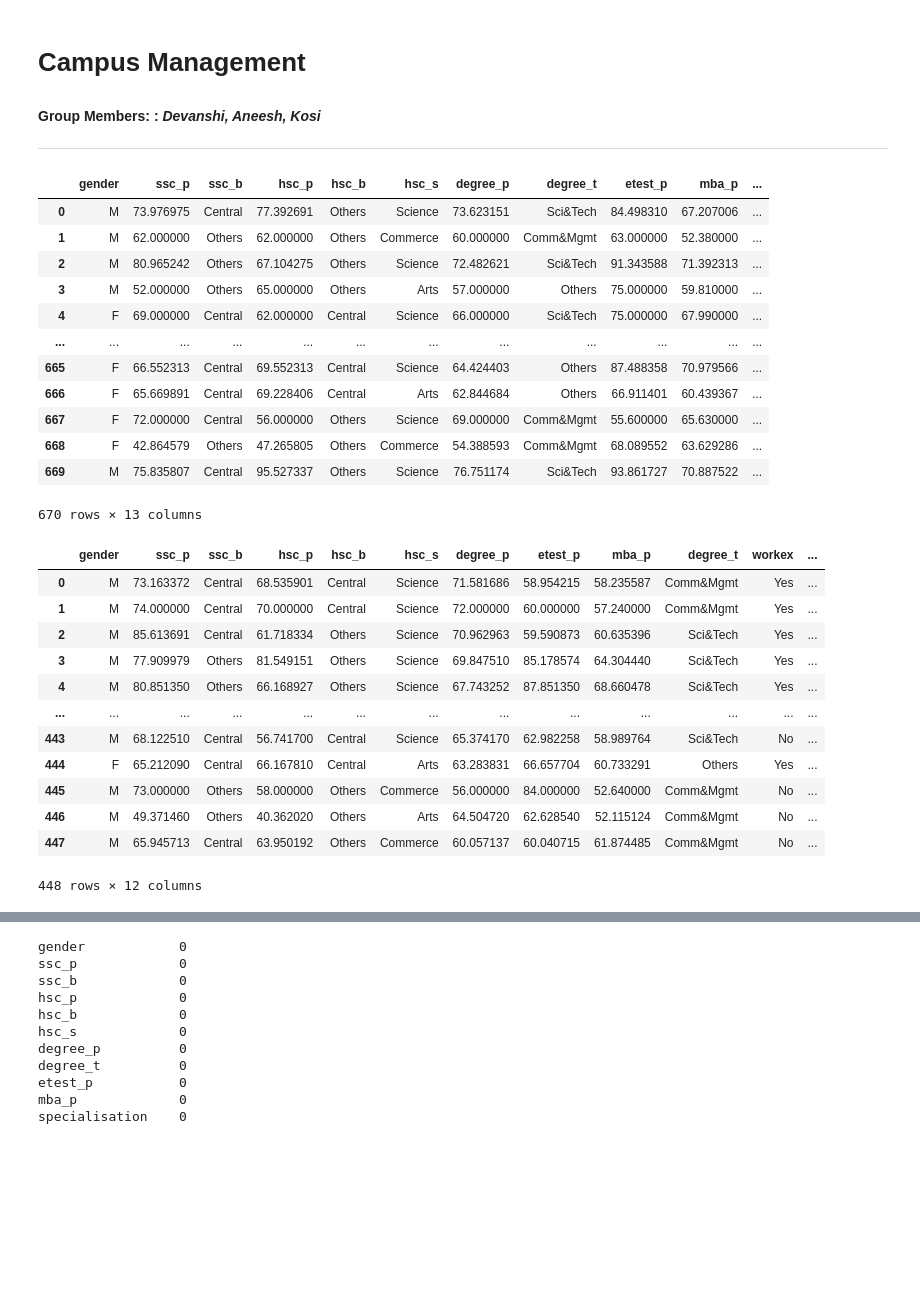
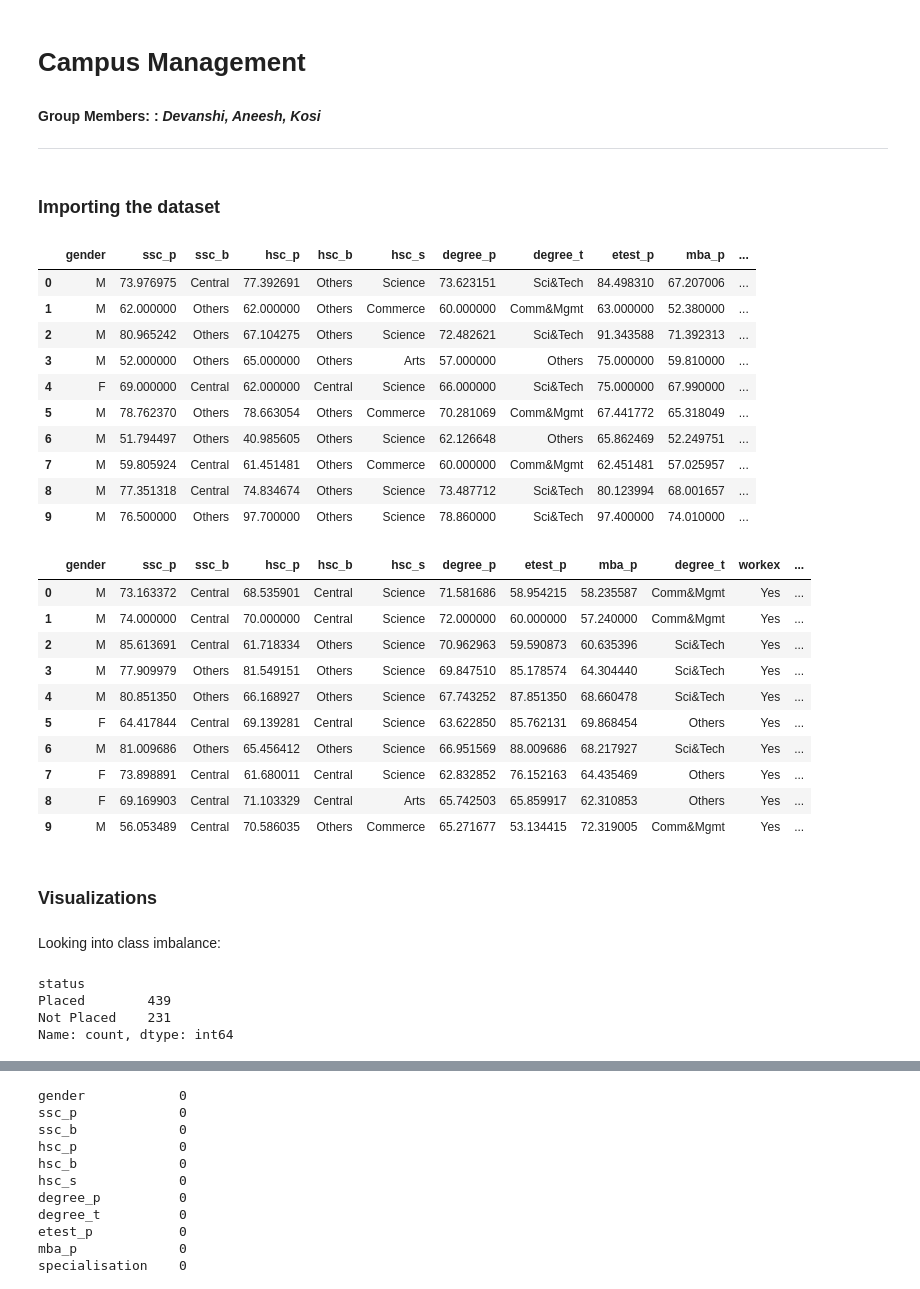
Before and after one commit to Anishx/MLBusinessProjects, a Jupyter notebook: 2/Campus.ipynb, the cells around one changed output, grey strips where cells are left out. Cells and saved outputs as stored; diff of their text form; code cells hidden in the pictures; blank space fills up the shorter version.

Commit message:
Pre-processing and Visuals Update

```diff
--- a/2/Campus.ipynb
+++ b/2/Campus.ipynb
@@ -15,11 +15,13 @@ from sklearn.neural_network import MLPRegressor
 from sklearn.metrics import mean_squared_error, r2_score
 from sklearn.ensemble import RandomForestRegressor
 from sklearn.preprocessing import OneHotEncoder
+# %% [markdown]
+### Importing the dataset
 # %%
 train_data = pd.read_csv('../2/Train_Data.csv')
 test_data = pd.read_csv('../2/Test_Data.csv')
 # %%
-train_data
+train_data.head(10)
 # %% [output]
 |  | gender | ssc_p | ssc_b | hsc_p | hsc_b | hsc_s | degree_p | degree_t | etest_p | mba_p | ... |
 | 0 | M | 73.976975 | Central | 77.392691 | Others | Science | 73.623151 | Sci&Tech | 84.498310 | 67.207006 | ... |
@@ -27,26 +29,33 @@ train_data
 | 2 | M | 80.965242 | Others | 67.104275 | Others | Science | 72.482621 | Sci&Tech | 91.343588 | 71.392313 | ... |
 | 3 | M | 52.000000 | Others | 65.000000 | Others | Arts | 57.000000 | Others | 75.000000 | 59.810000 | ... |
 | 4 | F | 69.000000 | Central | 62.000000 | Central | Science | 66.000000 | Sci&Tech | 75.000000 | 67.990000 | ... |
-| ... | ... | ... | ... | ... | ... | ... | ... | ... | ... | ... | ... |
-| 665 | F | 66.552313 | Central | 69.552313 | Central | Science | 64.424403 | Others | 87.488358 | 70.979566 | ... |
-| 666 | F | 65.669891 | Central | 69.228406 | Central | Arts | 62.844684 | Others | 66.911401 | 60.439367 | ... |
-| 667 | F | 72.000000 | Central | 56.000000 | Others | Science | 69.000000 | Comm&Mgmt | 55.600000 | 65.630000 | ... |
-| 668 | F | 42.864579 | Others | 47.265805 | Others | Commerce | 54.388593 | Comm&Mgmt | 68.089552 | 63.629286 | ... |
-| 669 | M | 75.835807 | Central | 95.527337 | Others | Science | 76.751174 | Sci&Tech | 93.861727 | 70.887522 | ... |
+| 5 | M | 78.762370 | Others | 78.663054 | Others | Commerce | 70.281069 | Comm&Mgmt | 67.441772 | 65.318049 | ... |
+| 6 | M | 51.794497 | Others | 40.985605 | Others | Science | 62.126648 | Others | 65.862469 | 52.249751 | ... |
+| 7 | M | 59.805924 | Central | 61.451481 | Others | Commerce | 60.000000 | Comm&Mgmt | 62.451481 | 57.025957 | ... |
+| 8 | M | 77.351318 | Central | 74.834674 | Others | Science | 73.487712 | Sci&Tech | 80.123994 | 68.001657 | ... |
+| 9 | M | 76.500000 | Others | 97.700000 | Others | Science | 78.860000 | Sci&Tech | 97.400000 | 74.010000 | ... |
-670 rows × 13 columns
 # %%
-test_data
+test_data.head(10)
 # %% [output]
 |  | gender | ssc_p | ssc_b | hsc_p | hsc_b | hsc_s | degree_p | etest_p | mba_p | degree_t | workex | ... |
 | 0 | M | 73.163372 | Central | 68.535901 | Central | Science | 71.581686 | 58.954215 | 58.235587 | Comm&Mgmt | Yes | ... |
 | 1 | M | 74.000000 | Central | 70.000000 | Central | Science | 72.000000 | 60.000000 | 57.240000 | Comm&Mgmt | Yes | ... |
 | 2 | M | 85.613691 | Central | 61.718334 | Others | Science | 70.962963 | 59.590873 | 60.635396 | Sci&Tech | Yes | ... |
 | 3 | M | 77.909979 | Others | 81.549151 | Others | Science | 69.847510 | 85.178574 | 64.304440 | Sci&Tech | Yes | ... |
 | 4 | M | 80.851350 | Others | 66.168927 | Others | Science | 67.743252 | 87.851350 | 68.660478 | Sci&Tech | Yes | ... |
-| ... | ... | ... | ... | ... | ... | ... | ... | ... | ... | ... | ... | ... |
-| 443 | M | 68.122510 | Central | 56.741700 | Central | Science | 65.374170 | 62.982258 | 58.989764 | Sci&Tech | No | ... |
-| 444 | F | 65.212090 | Central | 66.167810 | Central | Arts | 63.283831 | 66.657704 | 60.733291 | Others | Yes | ... |
-| 445 | M | 73.000000 | Others | 58.000000 | Others | Commerce | 56.000000 | 84.000000 | 52.640000 | Comm&Mgmt | No | ... |
-| 446 | M | 49.371460 | Others | 40.362020 | Others | Arts | 64.504720 | 62.628540 | 52.115124 | Comm&Mgmt | No | ... |
-| 447 | M | 65.945713 | Central | 63.950192 | Others | Commerce | 60.057137 | 60.040715 | 61.874485 | Comm&Mgmt | No | ... |
+| 5 | F | 64.417844 | Central | 69.139281 | Central | Science | 63.622850 | 85.762131 | 69.868454 | Others | Yes | ... |
+| 6 | M | 81.009686 | Others | 65.456412 | Others | Science | 66.951569 | 88.009686 | 68.217927 | Sci&Tech | Yes | ... |
+| 7 | F | 73.898891 | Central | 61.680011 | Central | Science | 62.832852 | 76.152163 | 64.435469 | Others | Yes | ... |
+| 8 | F | 69.169903 | Central | 71.103329 | Central | Arts | 65.742503 | 65.859917 | 62.310853 | Others | Yes | ... |
+| 9 | M | 56.053489 | Central | 70.586035 | Others | Commerce | 65.271677 | 53.134415 | 72.319005 | Comm&Mgmt | Yes | ... |
-448 rows × 12 columns
+# %% [markdown]
+### Visualizations
+# %% [markdown]
+Looking into class imbalance:
+# %%
+print(pd.value_counts(train_data['status']))
+# %% [output]
+status
+Placed        439
+Not Placed    231
+Name: count, dtype: int64
```
Also changed, not shown: parts of 25 cells of this notebook.
